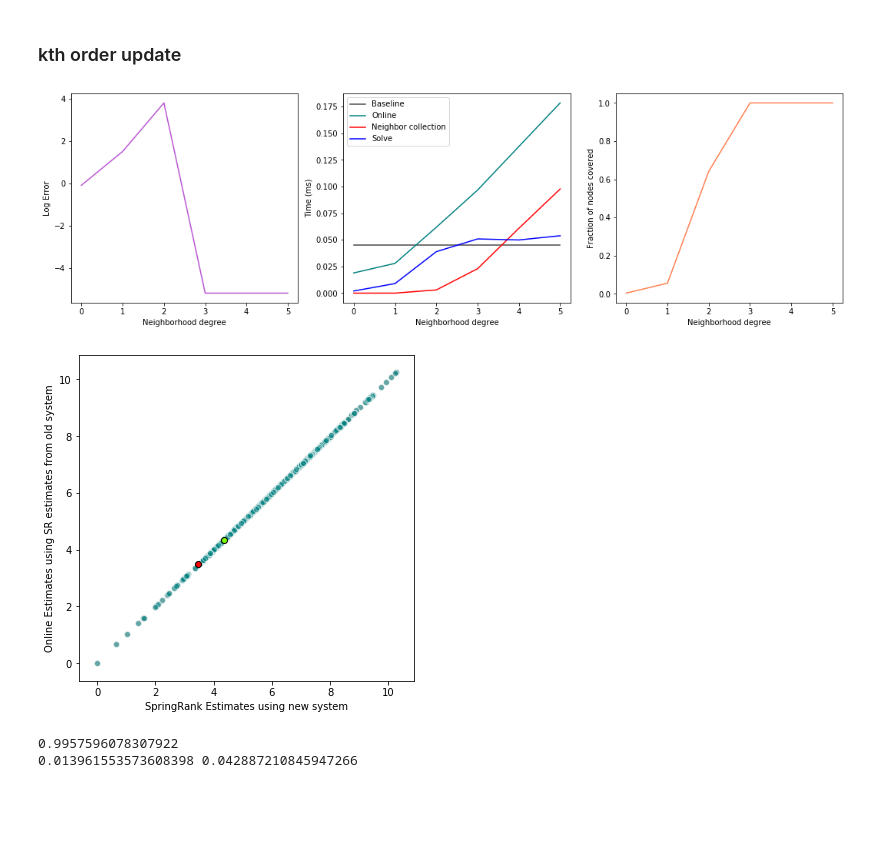
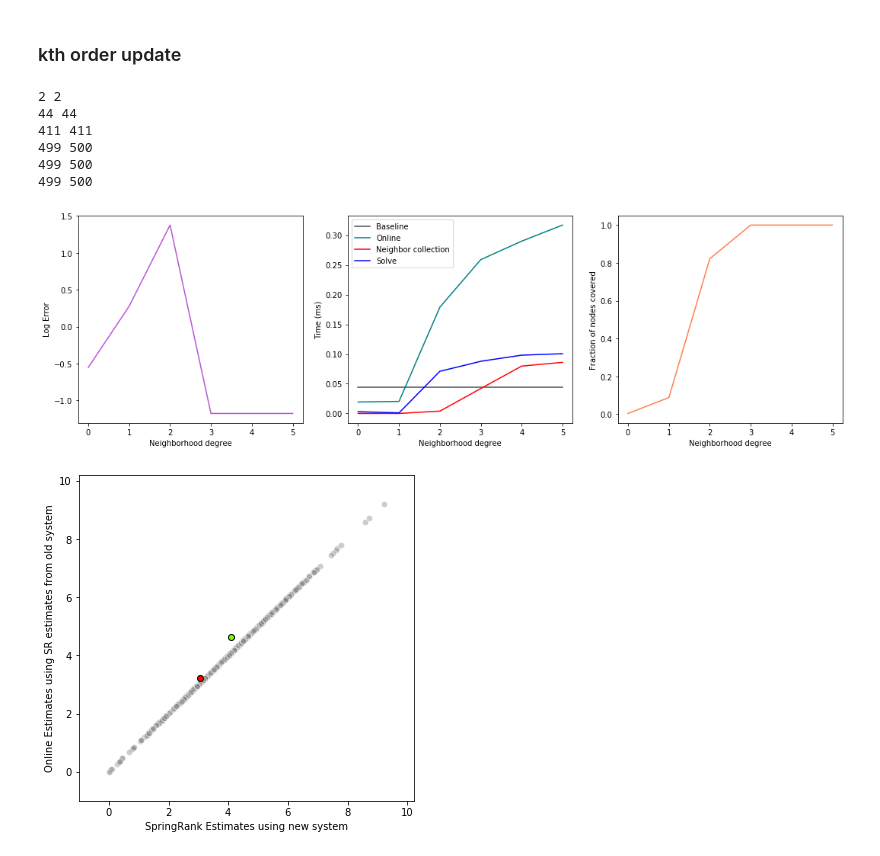
Before and after one commit to AparaV/SpringRankGroups, a Jupyter notebook: api/jupyter/online_ranking.ipynb, the cells around one changed output. Cells and saved outputs as stored; diff of their text form; code cells hidden in the pictures; blank space fills up the shorter version.

```diff
--- a/api/jupyter/online_ranking.ipynb
+++ b/api/jupyter/online_ranking.ipynb
@@ -79,10 +79,12 @@ def kth_order_update(A, s_0, N0, order, return_compute_times=False):
     neighbor_time = end_time - start_time
 
     L_n = operator_P(L, N)
+    print(LA.matrix_rank(L_n), len(N))
+
     RHS_n = operator_P(RHS, N)
 
     start_time = time()
-    result = spLA.lsqr(L_n, RHS_n)
+    result = spLA.spsolve(L_n, RHS_n)
     delta_n = result[0]
     end_time = time()
     solve_time = end_time - start_time
@@ -134,7 +139,7 @@ Okay, works!
 Here, the final system is a directed linked list. The original system misses an edge that makes it a linked list.
 # %%
 N = 10
-missing_node = np.random.randint(0, N)
+missing_node = np.random.randint(0, N-1)
 A0 = np.zeros((N, N))
 for i in range(N-1):
     if i == missing_node:
@@ -163,10 +168,10 @@ print(s)
 [52.12183977 46.33061583 40.53937633 34.74812459 28.95684705 23.16553783
  17.37419254 11.58281466  5.7914168   0.        ]
 # %%
-k = 1
+k = 5
 sk, neighbors_k = kth_order_update(A, s0, N0=[missing_node, missing_node+1], order=k)
 
-sk = tl.adjust_ranks(sk, A, p_ij=0.999, interval=(-1000, 100))
+# sk = tl.adjust_ranks(sk, A, p_ij=0.999, interval=(-1000, 100))
 
 print(neighbors_k)
 print(sk)
@@ -264,12 +269,20 @@ for k in orders:
     fraction_k = len(N_k) / N
     fraction_nodes.append(fraction_k)
 
-    s_k = tl.adjust_ranks(s_k, A, p_ij=p_ij)
+    s_k = tl.shift_ranks(s_k)
+#     s_k = tl.adjust_ranks(s_k, A, p_ij=p_ij)
     s_all.append(s_k)
     neighbors.append(N_k)
 
     error_k = LA.norm(s_k - s, ord=2)
     errors.append(error_k)
+# %% [output]
+2 2
+44 44
+411 411
+499 500
+499 500
+499 500
 # %%
 fig, ax = plt.subplots(1, 3, figsize=(18, 5))
 
@@ -294,45 +307,26 @@ ax[2].set_ylabel("Fraction of nodes covered")
 
 plt.show()
 # %% [output]
-[figure, old version]
+[figure, new version]
 # %%
 plt.figure(figsize=(6, 6))
 
-k = 3
+k = 0
 
 plt.scatter(s, s_all[k], color="grey", edgecolor="white", alpha=0.4)
 
 plt.scatter(s[neighbors[k]], s_all[k][neighbors[k]], color="teal", edgecolor="white", alpha=0.5)
 
 plt.scatter(s[node_x], s_all[k][node_x], color="red", edgecolor="black")
 plt.scatter(s[node_y], s_all[k][node_y], color="lawngreen", edgecolor="black")
 
+plt.xlim(min(np.min(s), np.min(s_all))-1, max(np.max(s), np.max(s_all))+1)
+plt.ylim(min(np.min(s), np.min(s_all))-1, max(np.max(s), np.max(s_all))+1)
+
 plt.xlabel("SpringRank Estimates using new system")
 plt.ylabel("Online Estimates using SR estimates from old system")
 
 
 plt.show()
 # %% [output]
-[figure, old version]
+[figure, new version]
-# %%
-L = Laplacian(A)
-d_hat = np.sum(A, 1) - np.sum(A, 0)
-RHS = d_hat - np.matmul(L, s_0)
-
-
-start = time()
-result = spLA.bicgstab(L, RHS)
-delta = result[0]
-end = time()
-elapsed = end - start
-
-x = s_0 + delta
-x = tl.adjust_ranks(x, A, p_ij=p_ij, interval=(-10, 10))
-
-L2error = LA.norm(x - s, ord=2)
-print(np.log(L2error))
-
-print(elapsed, baseline_time)
-# %% [output]
-0.9957596078307922
-0.013961553573608398 0.042887210845947266
```
Also changed, not shown: parts of 4 cells of this notebook, 1 other file.
